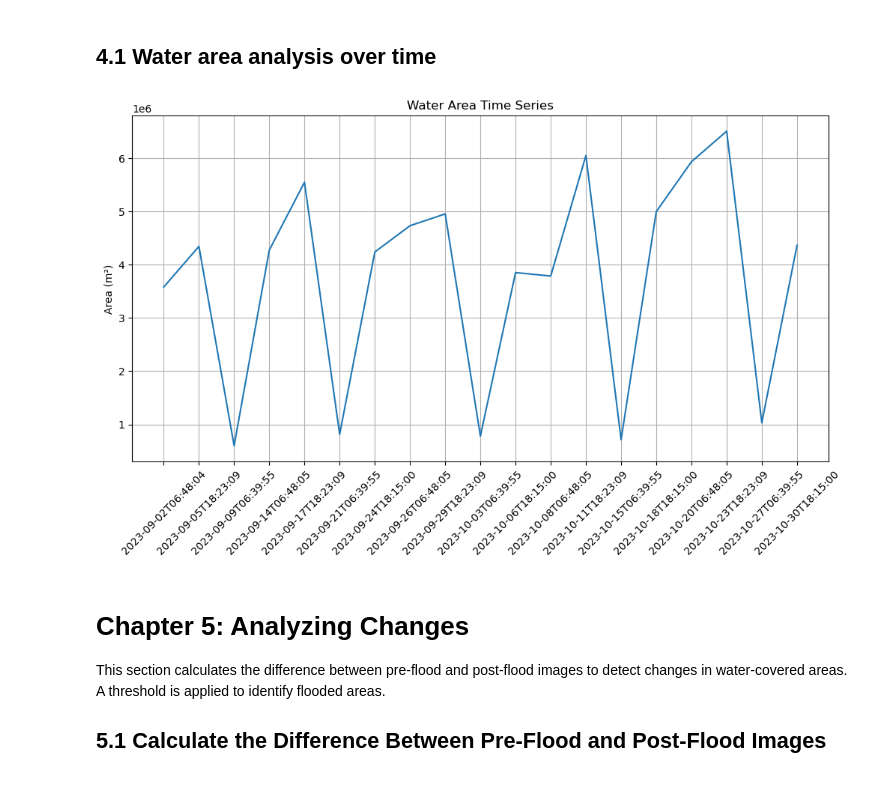
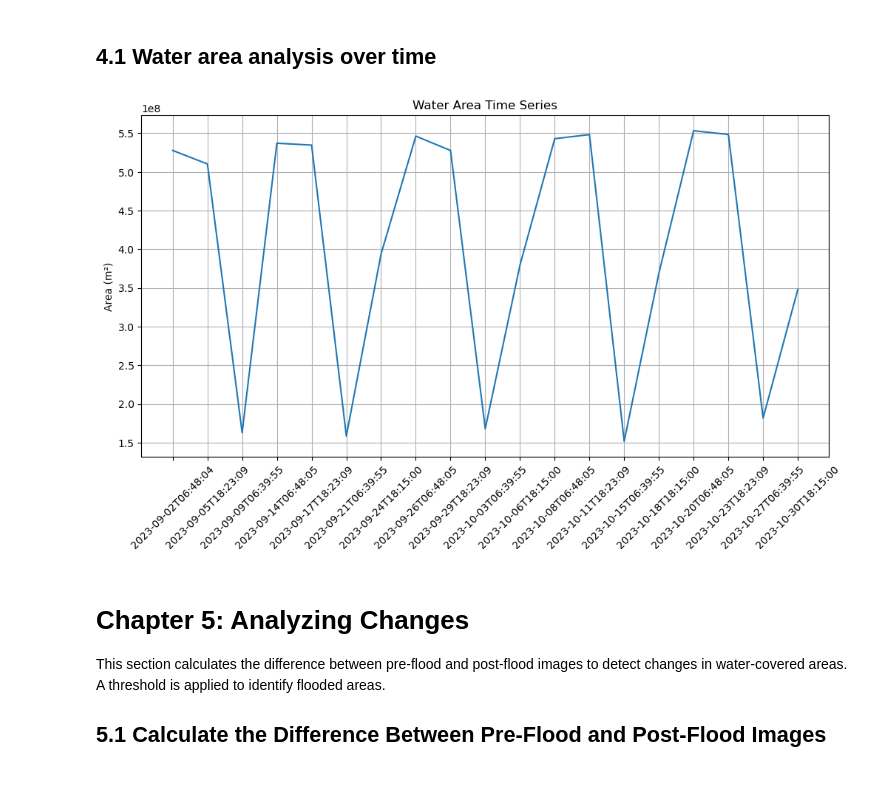
Before and after one commit to nelsondca/Flood-Detection-System-FYP, a Jupyter notebook: Gee/GEEtest.ipynb, the cells around one changed output. Cells and saved outputs as stored; diff of their text form; code cells hidden in the pictures.

```diff
--- a/Gee/GEEtest.ipynb
+++ b/Gee/GEEtest.ipynb
@@ -152,7 +152,7 @@ This section loads Sentinel-1 GRD data for pre-flood and post-flood periods and
 # %% [markdown]
 ## 4.1 Water area analysis over time
 # %%
-# Full time Collection
+# Full Collection
 full_collection = ee.ImageCollection('COPERNICUS/S1_GRD') \
     .filterBounds(aoi) \
     .filterDate('2023-09-01', '2023-10-31') \
@@ -160,35 +160,35 @@ full_collection = ee.ImageCollection('COPERNICUS/S1_GRD') \
     .filter(ee.Filter.eq('instrumentMode', 'IW'))
 
 # Function to calculate water extent for each image
 def calc_water_extent(image):
-    water = image.select('VV').gt(2)  # Using your existing threshold
+    water = image.select('VV').gt(-15)  # Pixels with VV backscatter below -15 dB were classified as floodwater.
     area = water.multiply(ee.Image.pixelArea())
     stats = area.reduceRegion(
         reducer=ee.Reducer.sum(),
         geometry=aoi,
         scale=30
     )
     return image.set({'water_area': stats.get('VV'), 'date': image.date().format()})
 
 # Apply to collection
 time_series = full_collection.map(calc_water_extent)
 
 # Export results for plotting
 timeseries_stats = time_series.aggregate_array('water_area').getInfo()
 dates = time_series.aggregate_array('date').getInfo()
 
 # Plotting
 import matplotlib.pyplot as plt
 plt.figure(figsize=(12,6))
 plt.plot(dates, timeseries_stats)
 plt.title('Water Area Time Series')
 plt.ylabel('Area (m²)')
 plt.xticks(rotation=45)
 plt.grid()
 plt.savefig('images/charts/Water_Area_Time_Series.png', dpi=300, bbox_inches='tight')
 plt.show()
 # %% [output]
-[figure, old version]
+[figure, new version]
 # %% [markdown]
 # Chapter 5: Analyzing Changes
 This section calculates the difference between pre-flood and post-flood images to detect changes in water-covered areas. A threshold is applied to identify flooded areas.
```
Also changed, not shown: parts of 3 cells of this notebook, 2 other files.
